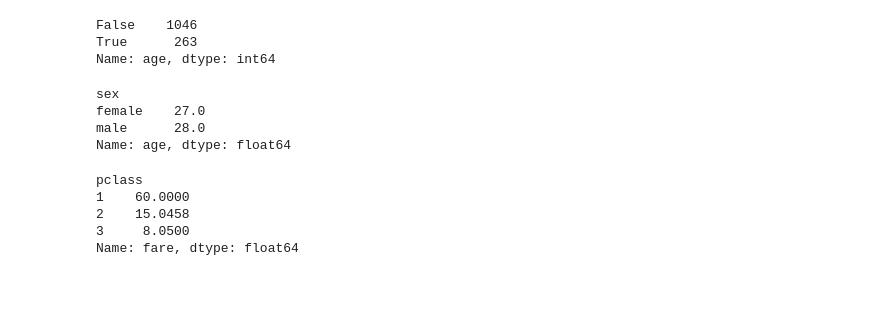
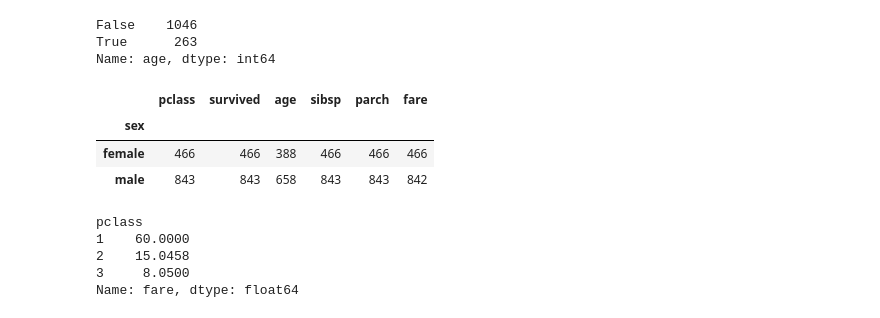
Before and after one commit to antoinedme/titanic-dataset-ml, a Jupyter notebook: Titanic-MachineLearning.ipynb, the cells around one changed output. Drawn from its saved outputs; the diff is of its cells as text; code cells hidden in the pictures; blank space fills up the shorter version.

```diff
--- a/Titanic-MachineLearning.ipynb
+++ b/Titanic-MachineLearning.ipynb
@@ -110,12 +110,13 @@ False    1046
 True      263
 Name: age, dtype: int64
 # %%
-titanic.groupby('sex')['age'].median()
+#titanic.groupby('sex')['age'].median()
+titanic.groupby('sex').count()
 # %% [output]
-sex
-female    27.0
-male      28.0
-Name: age, dtype: float64
+|  | pclass | survived | age | sibsp | parch | fare |
+| sex |  |  |  |  |  |  |
+| female | 466 | 466 | 388 | 466 | 466 | 466 |
+| male | 843 | 843 | 658 | 843 | 843 | 842 |
 # %%
 titanic['age'] = titanic.groupby('sex')['age'].apply(lambda x: x.fillna(x.median()))
 # %%
```
Also changed, not shown: parts of 10 cells of this notebook.
